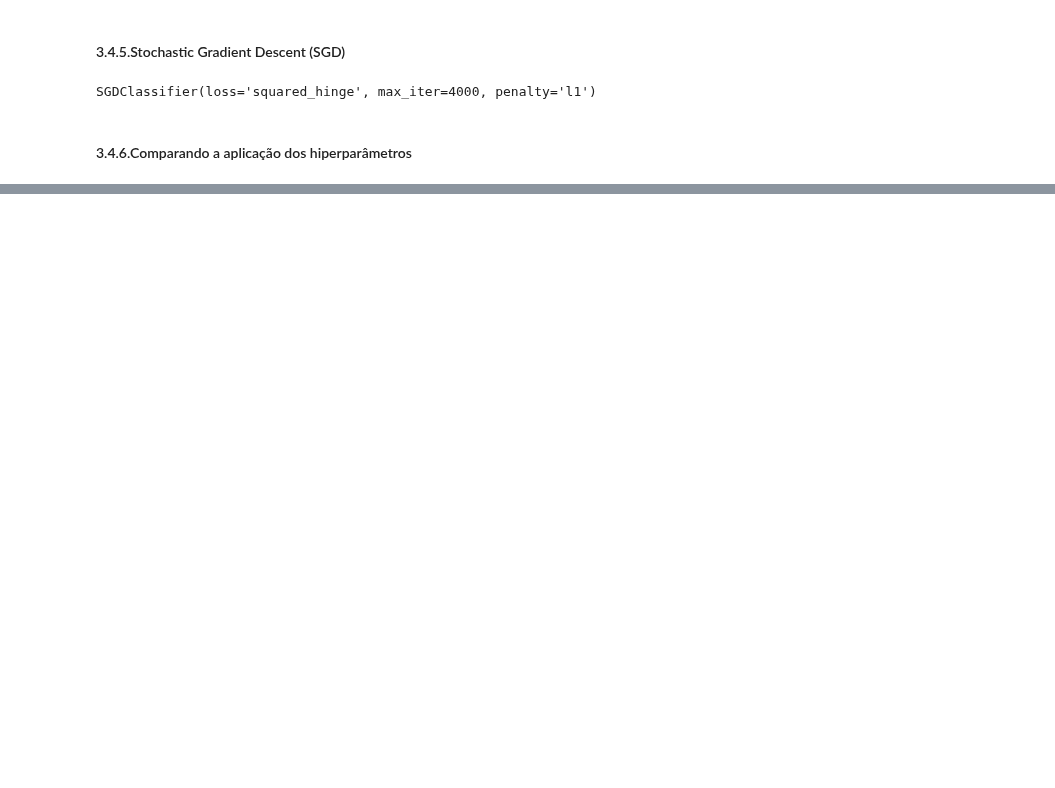
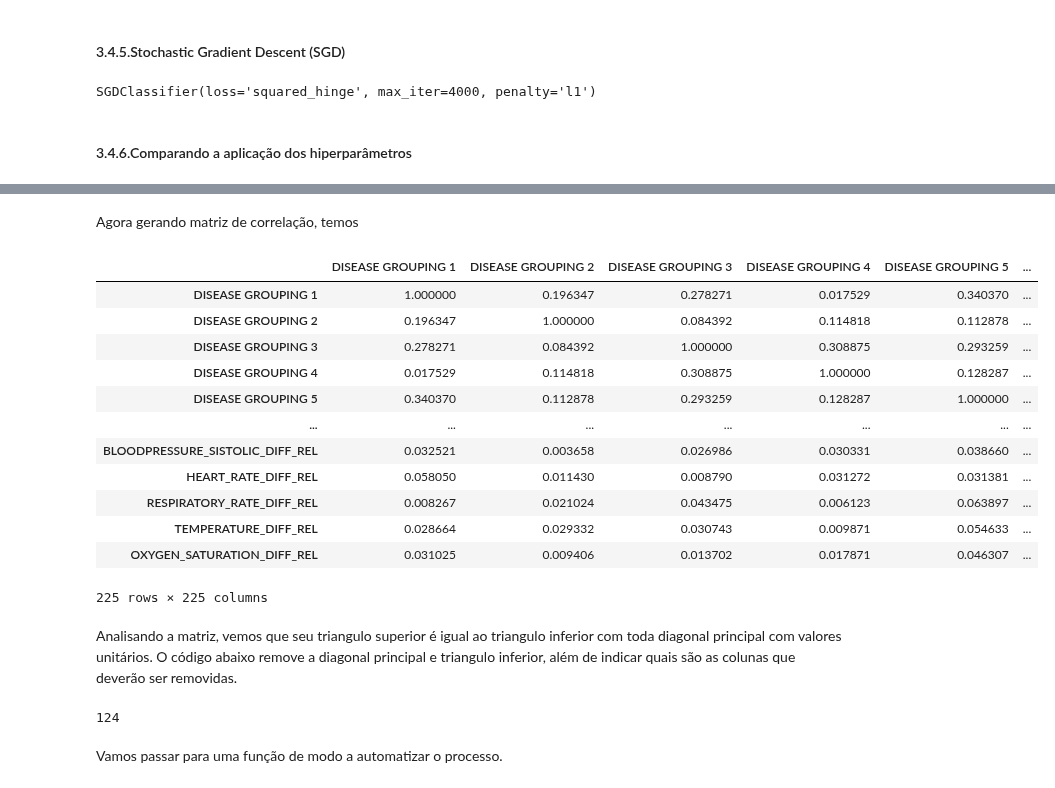
Before and after one commit to VitorFRodrigues/Data-Science-Bootcamp, a Jupyter notebook: Proj05_final/Notebook/Bootcamp_Proj_05.ipynb, the cells around one changed output, grey strips where cells are left out. Cells and saved outputs as stored; diff of their text form; code cells hidden in the pictures; blank space fills up the shorter version.

```diff
--- a/Proj05_final/Notebook/Bootcamp_Proj_05.ipynb
+++ b/Proj05_final/Notebook/Bootcamp_Proj_05.ipynb
@@ -920,0 +961,31 @@ Diferença: 0.4158
+# %% [markdown]
+Agora gerando matriz de correlação, temos
+# %%
+# Matriz de correlação dos dados do tipo float, absolutos
+alta_corr = 0.95
+matrix_corr = dados_limpos.iloc[:,4:-2].corr().abs()
+matrix_corr
+# %% [output]
+|  | DISEASE GROUPING 1 | DISEASE GROUPING 2 | DISEASE GROUPING 3 | DISEASE GROUPING 4 | DISEASE GROUPING 5 | ... |
+| DISEASE GROUPING 1 | 1.000000 | 0.196347 | 0.278271 | 0.017529 | 0.340370 | ... |
+| DISEASE GROUPING 2 | 0.196347 | 1.000000 | 0.084392 | 0.114818 | 0.112878 | ... |
+| DISEASE GROUPING 3 | 0.278271 | 0.084392 | 1.000000 | 0.308875 | 0.293259 | ... |
+| DISEASE GROUPING 4 | 0.017529 | 0.114818 | 0.308875 | 1.000000 | 0.128287 | ... |
+| DISEASE GROUPING 5 | 0.340370 | 0.112878 | 0.293259 | 0.128287 | 1.000000 | ... |
+| ... | ... | ... | ... | ... | ... | ... |
+| BLOODPRESSURE_SISTOLIC_DIFF_REL | 0.032521 | 0.003658 | 0.026986 | 0.030331 | 0.038660 | ... |
+| HEART_RATE_DIFF_REL | 0.058050 | 0.011430 | 0.008790 | 0.031272 | 0.031381 | ... |
+| RESPIRATORY_RATE_DIFF_REL | 0.008267 | 0.021024 | 0.043475 | 0.006123 | 0.063897 | ... |
+| TEMPERATURE_DIFF_REL | 0.028664 | 0.029332 | 0.030743 | 0.009871 | 0.054633 | ... |
+| OXYGEN_SATURATION_DIFF_REL | 0.031025 | 0.009406 | 0.013702 | 0.017871 | 0.046307 | ... |
+225 rows × 225 columns
+# %% [markdown]
+Analisando a matriz, vemos que seu triangulo superior é igual ao triangulo inferior com toda diagonal principal com valores unitários. O código abaixo remove a diagonal principal e triangulo inferior, além de indicar quais são as colunas que deverão ser removidas.
+# %%
+matrix_upper = matrix_corr.where(np.triu(np.ones(matrix_corr.shape), k=1).astype(bool))
+excluir = [coluna for coluna in matrix_upper.columns if any(matrix_upper[coluna] > alta_corr)]
+len(excluir)
+# %% [output]
+124
+# %% [markdown]
+Vamos passar para uma função de modo a automatizar o processo.
```
Also changed, not shown: parts of 31 cells of this notebook.
